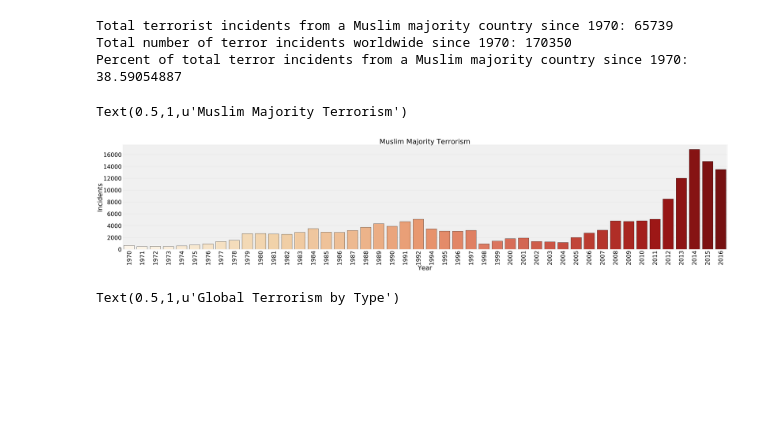
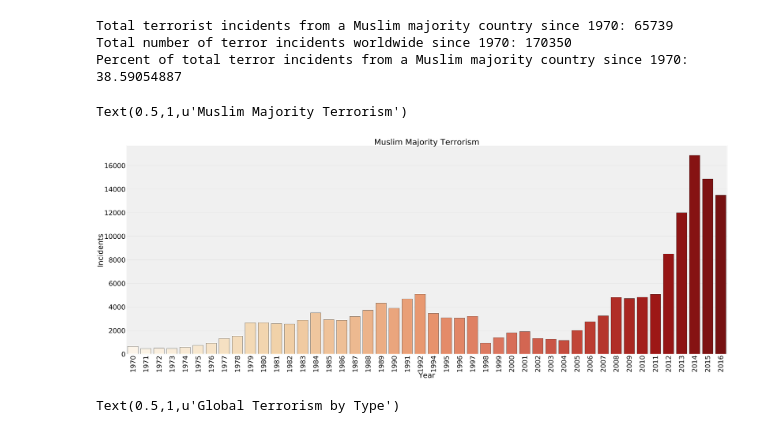
Before and after one commit to anthony-joyce/global_terrorism_analysis, a Jupyter notebook: global_terror_analysis.ipynb, the cells around one changed output. Cells and saved outputs as stored; diff of their text form; code cells hidden in the pictures; blank space fills up the shorter version.

```diff
--- a/global_terror_analysis.ipynb
+++ b/global_terror_analysis.ipynb
@@ -53,15 +55,15 @@ terryCount.columns = ['Year', 'Incidents']
 terryCount.sort_values(by='Year', inplace=True)
 # %%
 # number of terror incidents per year
-plt.figure(figsize=(100,20))
-sns.set_context('notebook', font_scale=6.0)
+plt.figure(figsize=(100,40))
+sns.set_context('notebook', font_scale=7.0)
 color_pal=sns.color_palette(palette='OrRd', n_colors=len(terryCount['Year']))
-g = sns.barplot(x='Year', y='Incidents', data=terryCount, palette=color_pal, edgecolor='black',linewidth=2.0)
+g = sns.barplot(x='Year', y='Incidents', data=terryCount, palette=color_pal, edgecolor='black', linewidth=2.0)
 plt.xticks(rotation=90)
 plt.title('Muslim Majority Terrorism')
 # %% [output]
 Text(0.5,1,u'Muslim Majority Terrorism')
-[figure, old version]
+[figure, new version]
 # %%
 #terryCount = terror['Year'].value_counts()
 # %%
```
Also changed, not shown: parts of 2 cells of this notebook.
